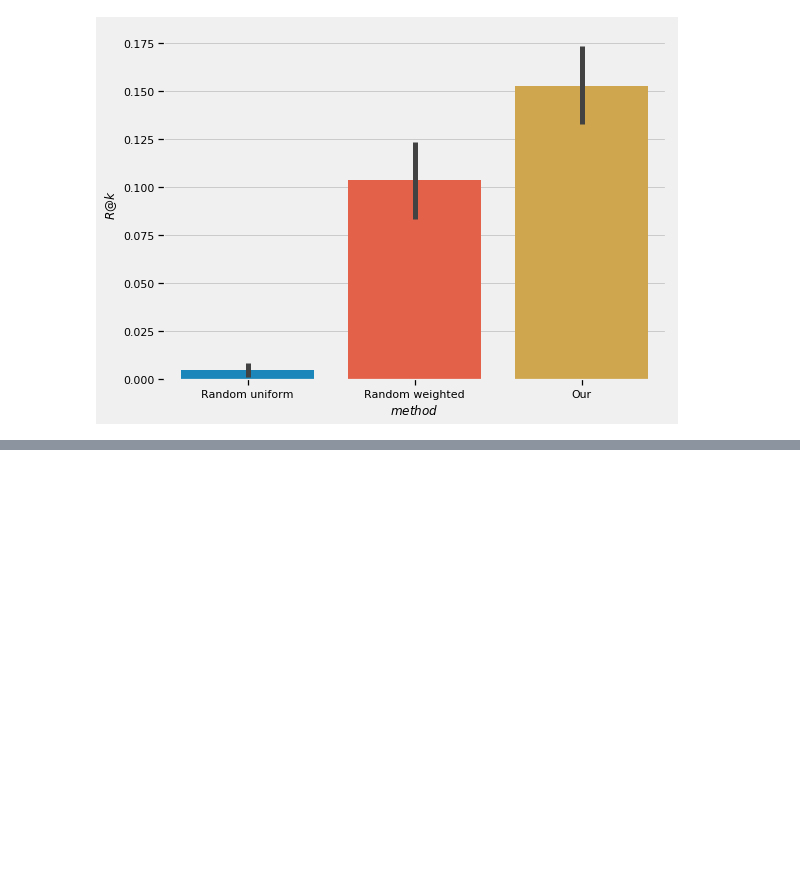
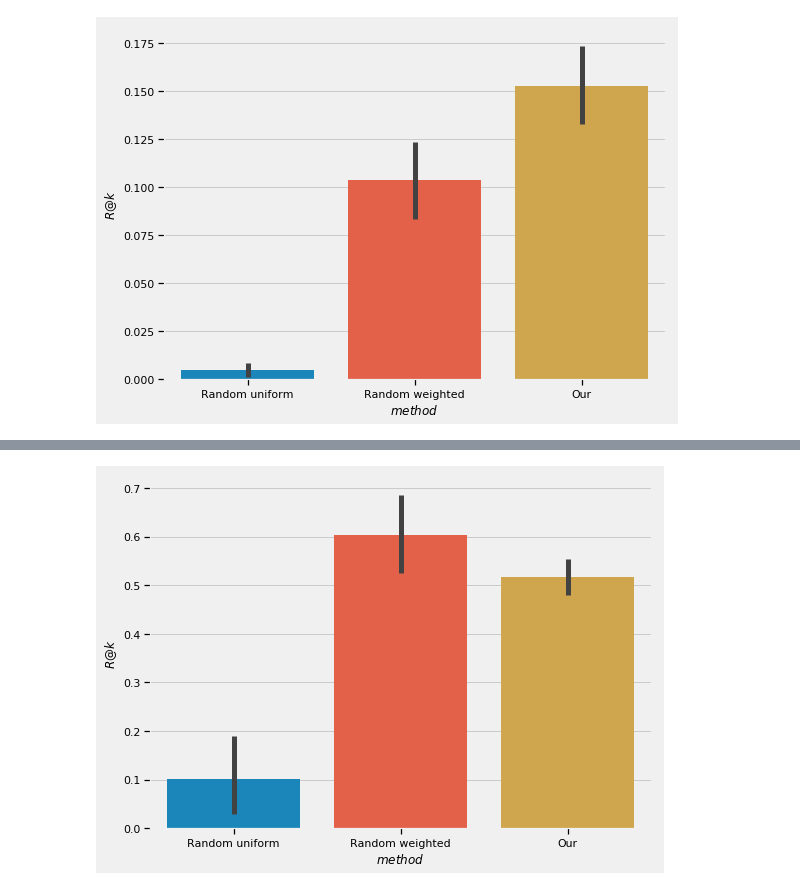
Before and after one commit to data-boars/hashtag-recommendation-project, a Jupyter notebook: notebooks/Grid Search Analysis.ipynb, the cells around one changed output, grey strips where cells are left out. Saved outputs shown, nothing was run; the diff lists cells and outputs as text; code cells hidden in the pictures; blank space fills up the shorter version.

```diff
--- a/notebooks/Grid Search Analysis.ipynb
+++ b/notebooks/Grid Search Analysis.ipynb
@@ -316,0 +328,11 @@ has
+# %%
+d = our_vs_rand.copy()
+d = d[d['K']==100]
+
+plt.figure(figsize=(8,6))
+ax = sns.barplot(d['method'], d['recall'], errwidth=5)
+ax.set(xlabel='$method$', ylabel='$R@k$')
+# plt.title('Recall with top 5 recommendations\nOur vs. baseline')
+plt.savefig('reports/recall_top100.pdf', transparent=True)
+# %% [output]
+[figure, added]
```
Also changed, not shown: parts of 2 cells of this notebook, 2 other files.
